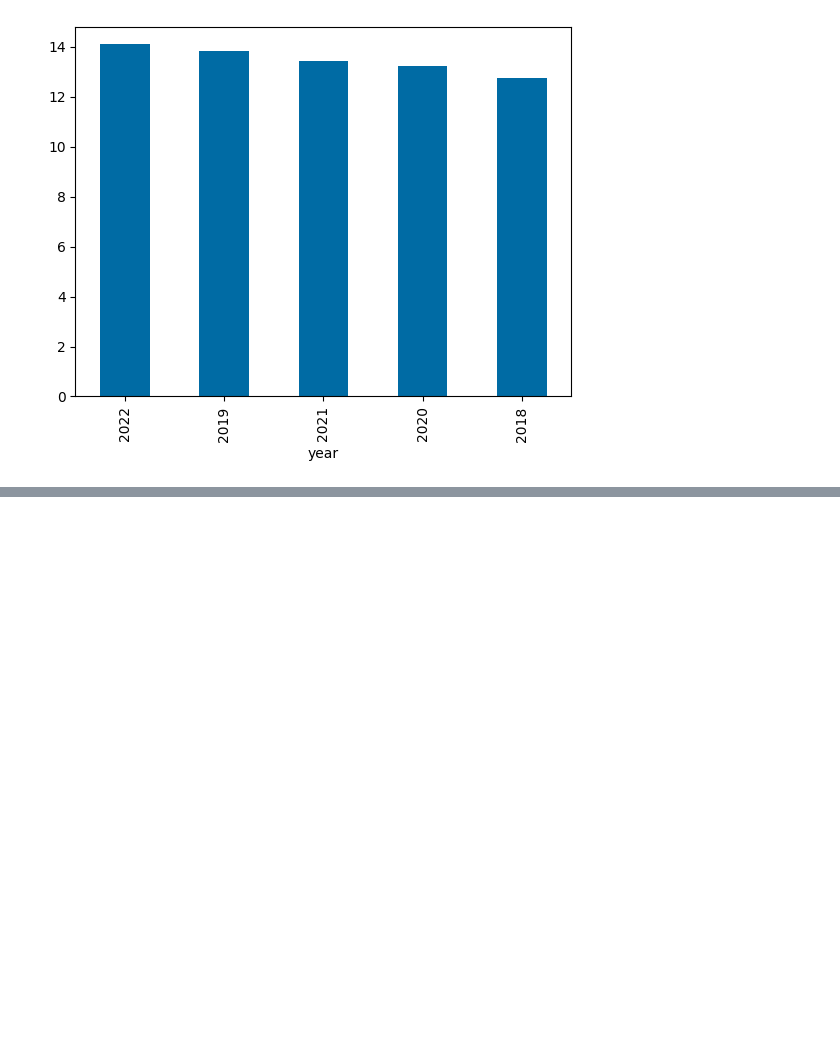
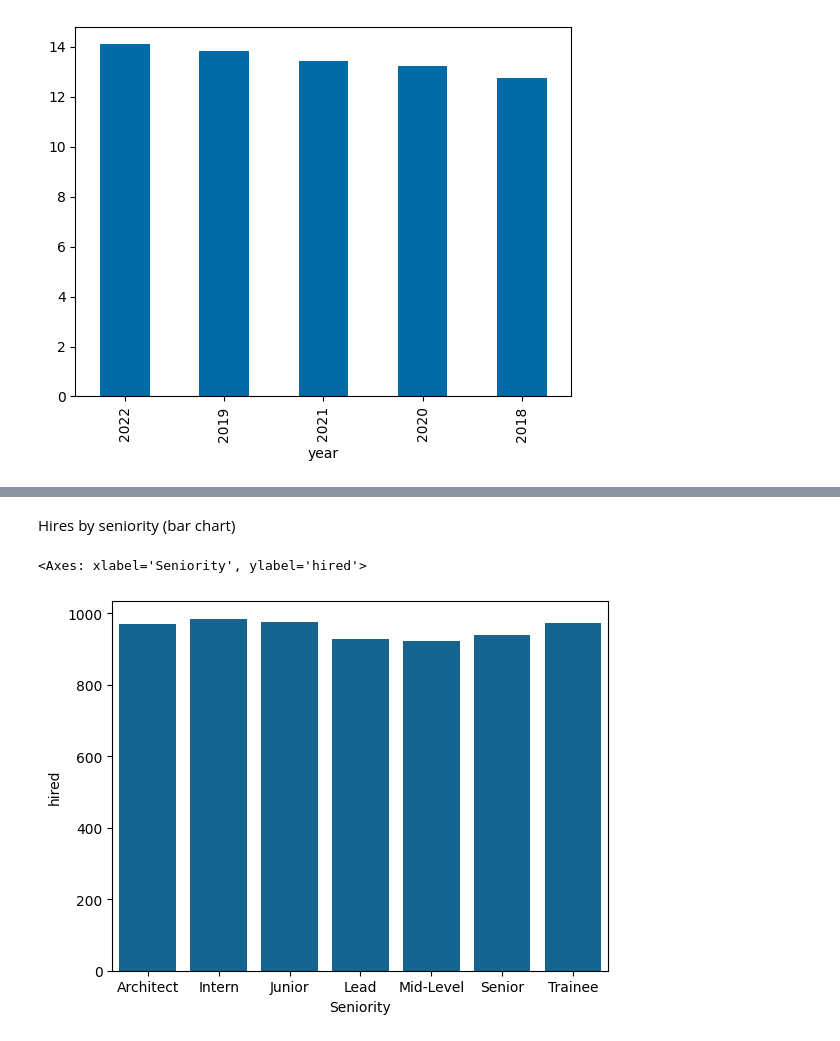
Before and after one commit to Jhonatan19991/Worshop1, a Jupyter notebook: notebooks/EDA/002_candidates_eda.ipynb, the cells around one changed output, grey strips where cells are left out. Saved outputs shown, nothing was run; the diff lists cells and outputs as text; code cells hidden in the pictures; blank space fills up the shorter version.

```diff
--- a/notebooks/EDA/002_candidates_eda.ipynb
+++ b/notebooks/EDA/002_candidates_eda.ipynb
@@ -361,0 +378,9 @@ temp.plot.bar()
+# %% [markdown]
+Hires by seniority (bar chart)
+# %%
+hired_by_seniority = df_copy.groupby('Seniority')['hired'].sum().reset_index()
+
+sns.barplot(data=hired_by_seniority, x='Seniority', y='hired')
+# %% [output]
+<Axes: xlabel='Seniority', ylabel='hired'>
+[figure, added]
```
Also changed, not shown: parts of 12 cells of this notebook.
